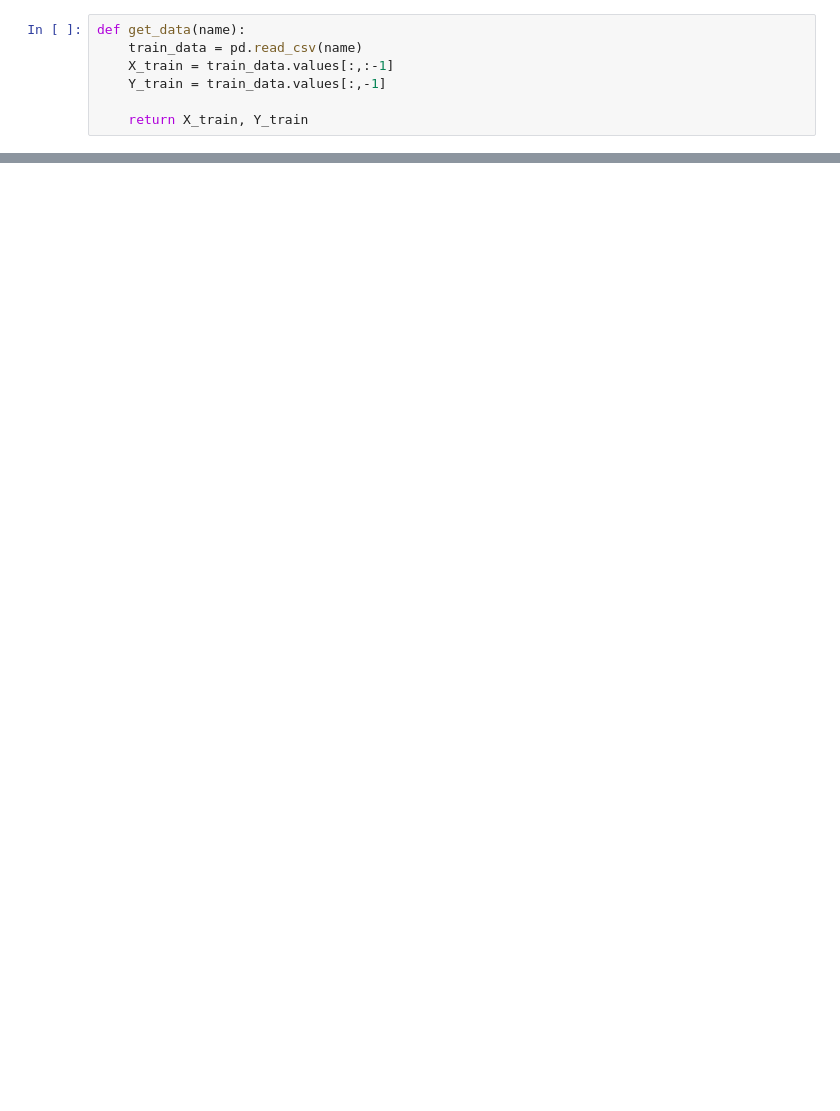
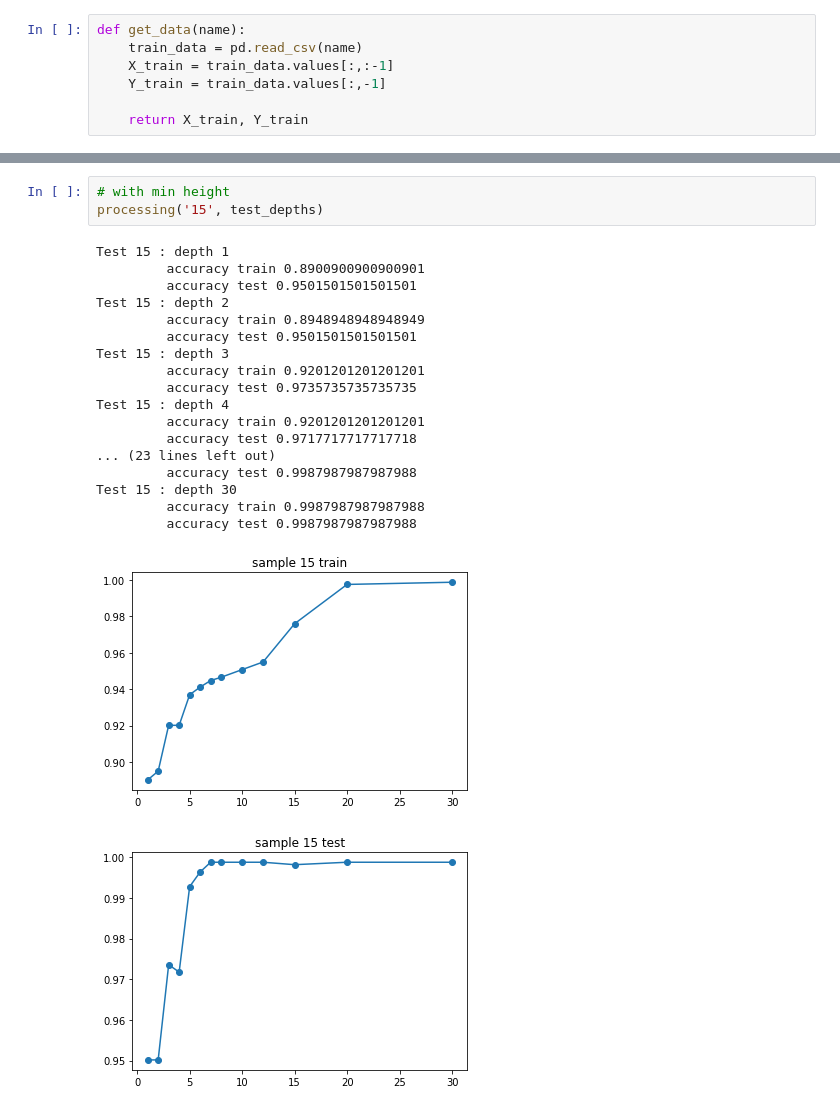
Before and after one commit to stormtrooper1859/ml-course, a Jupyter notebook: labs/DT/decision_tree.ipynb, the cells around one changed output, grey strips where cells are left out. Drawn from its saved outputs; the diff is of its cells as text; blank space fills up the shorter version.

```diff
--- a/labs/DT/decision_tree.ipynb
+++ b/labs/DT/decision_tree.ipynb
@@ -143,0 +115,23 @@ processing('17')
+# %%
+# with min height
+processing('15', test_depths)
+# %% [output]
+Test 15 : depth 1
+         accuracy train 0.8900900900900901
+         accuracy test 0.9501501501501501
+Test 15 : depth 2
+         accuracy train 0.8948948948948949
+         accuracy test 0.9501501501501501
+Test 15 : depth 3
+         accuracy train 0.9201201201201201
+         accuracy test 0.9735735735735735
+Test 15 : depth 4
+         accuracy train 0.9201201201201201
+         accuracy test 0.9717717717717718
+... (23 lines left out)
+         accuracy test 0.9987987987987988
+Test 15 : depth 30
+         accuracy train 0.9987987987987988
+         accuracy test 0.9987987987987988
+[figure, added]
+[figure, added]
```
Also changed, not shown: parts of 14 cells of this notebook.
